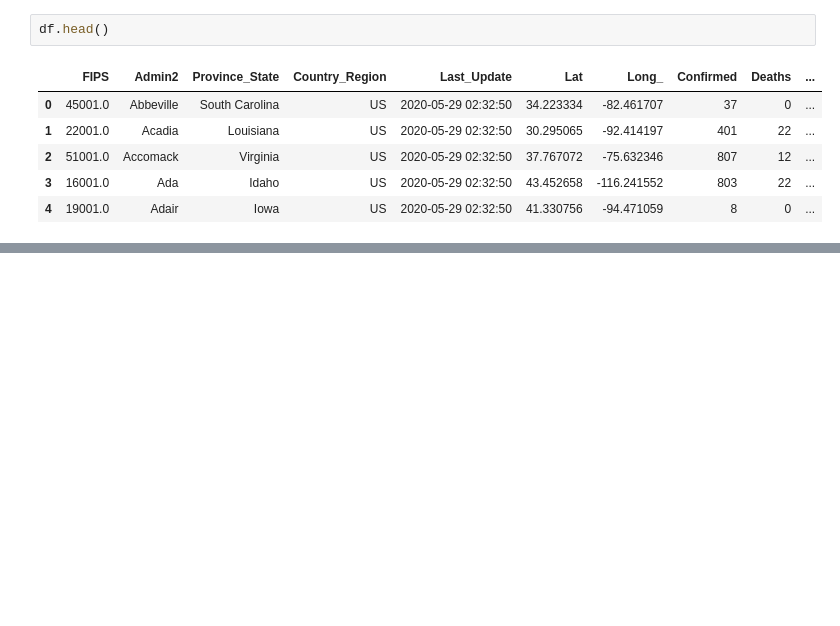
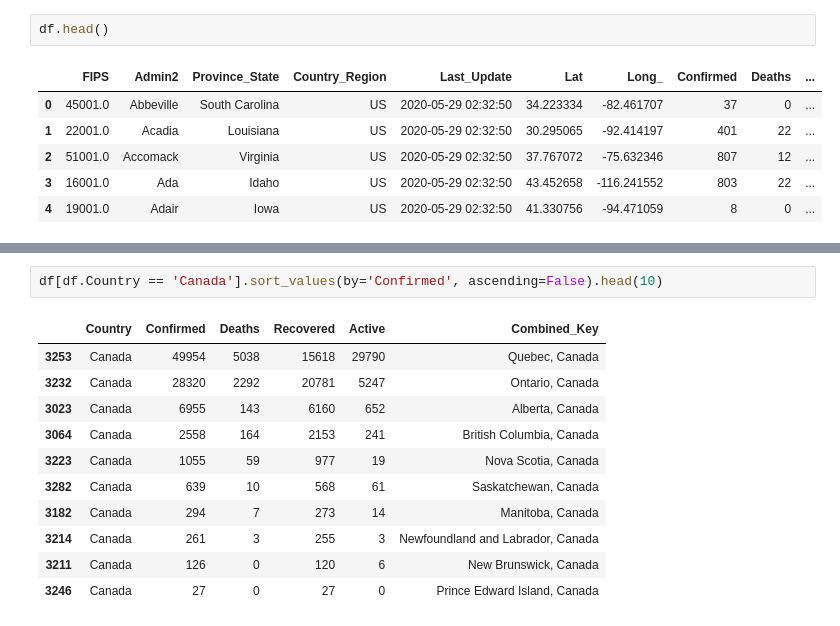
Before and after one commit to roblivesinottawa/analysis-covid-python, a Jupyter notebook: analysis-covid-python-workspace/notebooks/2020/05-28-2020.ipynb, the cells around one changed output, grey strips where cells are left out. Drawn from its saved outputs; the diff is of its cells as text; blank space fills up the shorter version.

```diff
--- a/analysis-covid-python-workspace/notebooks/2020/05-28-2020.ipynb
+++ b/analysis-covid-python-workspace/notebooks/2020/05-28-2020.ipynb
@@ -20,0 +64,14 @@ df.head()
+# %%
+df[df.Country == 'Canada'].sort_values(by='Confirmed', ascending=False).head(10)
+# %% [output]
+|  | Country | Confirmed | Deaths | Recovered | Active | Combined_Key |
+| 3253 | Canada | 49954 | 5038 | 15618 | 29790 | Quebec, Canada |
+| 3232 | Canada | 28320 | 2292 | 20781 | 5247 | Ontario, Canada |
+| 3023 | Canada | 6955 | 143 | 6160 | 652 | Alberta, Canada |
+| 3064 | Canada | 2558 | 164 | 2153 | 241 | British Columbia, Canada |
+| 3223 | Canada | 1055 | 59 | 977 | 19 | Nova Scotia, Canada |
+| 3282 | Canada | 639 | 10 | 568 | 61 | Saskatchewan, Canada |
+| 3182 | Canada | 294 | 7 | 273 | 14 | Manitoba, Canada |
+| 3214 | Canada | 261 | 3 | 255 | 3 | Newfoundland and Labrador, Canada |
+| 3211 | Canada | 126 | 0 | 120 | 6 | New Brunswick, Canada |
+| 3246 | Canada | 27 | 0 | 27 | 0 | Prince Edward Island, Canada |
```
Also changed, not shown: parts of 11 cells of this notebook.
